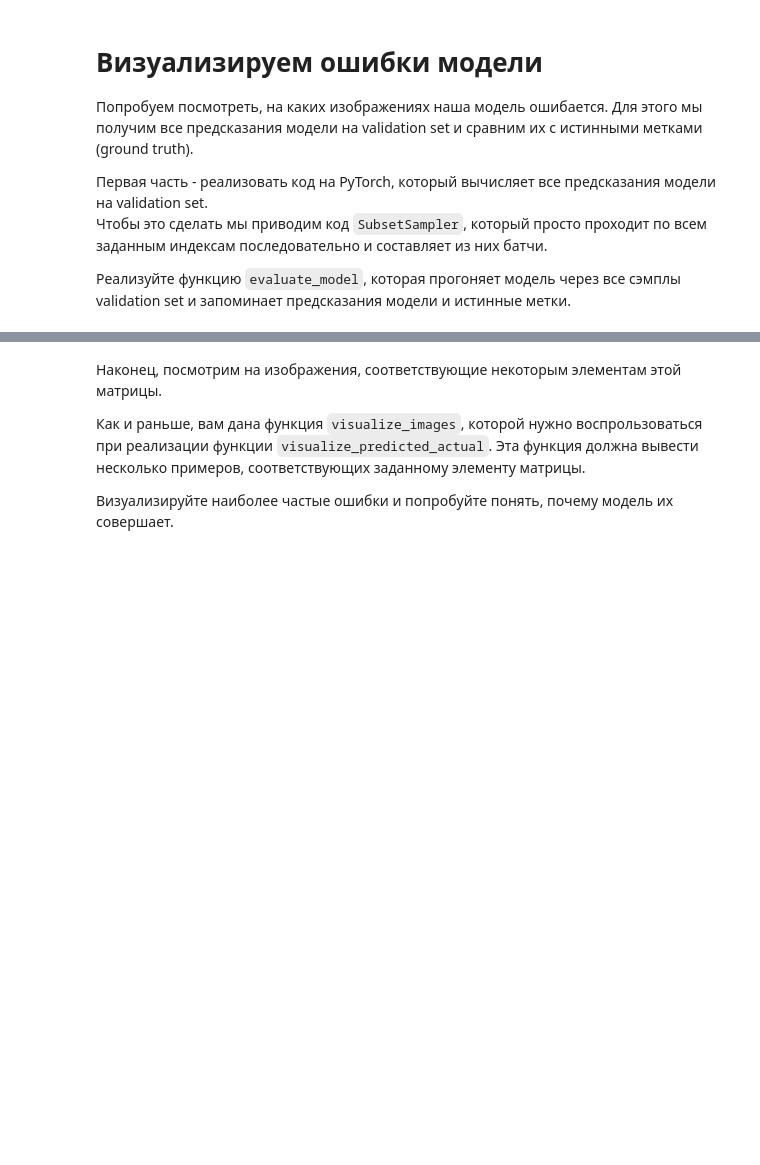
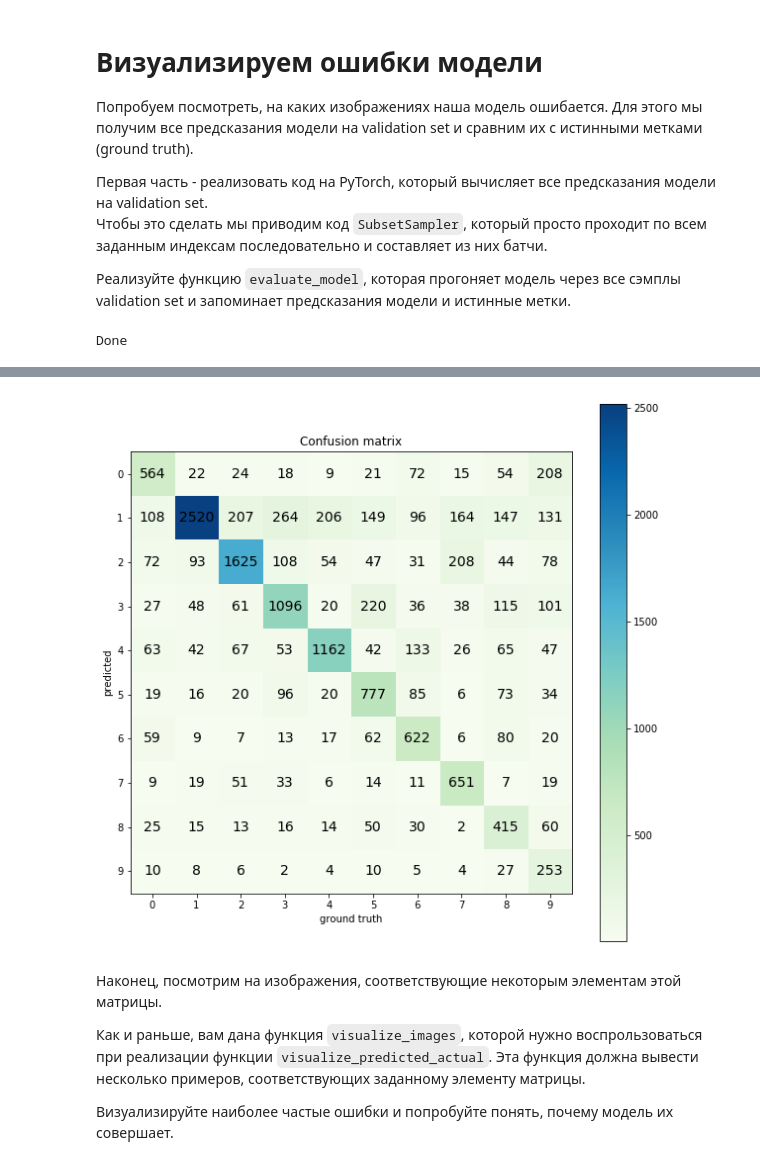
Before and after one commit to youzhick/dlcourse_ai, a Jupyter notebook: assignments/assignment2/PyTorch.ipynb, the cells around one changed output, grey strips where cells are left out. Cells and saved outputs as stored; diff of their text form; code cells hidden in the pictures; blank space fills up the shorter version.

```diff
--- a/assignments/assignment2/PyTorch.ipynb
+++ b/assignments/assignment2/PyTorch.ipynb
@@ -211,6 +255,17 @@ loss_history, train_history, val_history = train_model(nn_model, train_loader, v
 # Hint: look up learning rate schedulers in PyTorch. You might need to extend train_model function a little bit too!
 
 nn_model = nn.Sequential(
-         )
+        Flattener(),
+        nn.Linear(3*32*32, 100),
+        nn.ReLU(inplace=True),
+        nn.BatchNorm1d(100),
+        nn.Linear(100, 100),
+        nn.ReLU(inplace=True),
+        nn.BatchNorm1d(100),
+        nn.Linear(100, 10)
+    )
+nn_model.type(torch.FloatTensor)
 
-loss_history, train_history, val_history = train_model()
+optimizer = optim.SGD(nn_model.parameters(), lr=1e-3)
+scheduler = optim.lr_scheduler.StepLR(optimizer, step_size=2, gamma=0.5)
+loss_history, train_history, val_history = train_model(nn_model, train_loader, val_loader, loss, optimizer, 5, scheduler)
@@ -252,11 +313,21 @@ def evaluate_model(model, dataset, indices):
     """
     model.eval() # Evaluation mode
 
+
     # TODO: Evaluate model on the list of indices and capture predictions
     # and ground truth labels
     # Hint: SubsetSampler above could be useful!
+    predictions = np.array([], dtype=int)
+    ground_truth = np.array([], dtype=int)
 
-    raise Exception("Not implemented")
+    sam = SubsetSampler(indices)
+    loader = torch.utils.data.DataLoader(dataset, batch_size=batch_size, sampler=sam)
+    for _, (x, y) in enumerate(loader):
+        ground_truth = np.append(ground_truth, y)
+        pred = model(x)
+        _, pred_inds = torch.max(pred, 1)
+        pred_inds_np = pred_inds.numpy()
+        predictions = np.append(predictions, pred_inds_np)
 
     return predictions, ground_truth
 
@@ -266,6 +337,9 @@ assert len(predictions) == len(val_indices)
 assert len(gt) == len(val_indices)
 assert gt[100] == data_train[val_indices[100]][1]
 assert np.any(np.not_equal(gt, predictions))
+print('Done')
+# %% [output]
+Done
 # %% [markdown]
 ## Confusion matrix
 Первая часть визуализации - вывести confusion matrix (https://en.wikipedia.org/wiki/Confusion_matrix ).
@@ -279,6 +353,8 @@ Confusion matrix - это матрица, где каждой строке со
 
 Результатом должна быть матрица 10x10.
 # %%
+#from sklearn.metrics import confusion_matrix
+
 def visualize_confusion_matrix(confusion_matrix):
     """
     Visualizes confusion matrix
@@ -293,35 +369,47 @@ def visualize_confusion_matrix(confusion_matrix):
     assert confusion_matrix.shape[0] == confusion_matrix.shape[1]
     size = confusion_matrix.shape[0]
     fig = plt.figure(figsize=(10,10))
     plt.title("Confusion matrix")
     plt.ylabel("predicted")
     plt.xlabel("ground truth")
     res = plt.imshow(confusion_matrix, cmap='GnBu', interpolation='nearest')
     cb = fig.colorbar(res)
     plt.xticks(np.arange(size))
     plt.yticks(np.arange(size))
     for i, row in enumerate(confusion_matrix):
         for j, count in enumerate(row):
             plt.text(j, i, count, fontsize=14, horizontalalignment='center', verticalalignment='center')
 
 def build_confusion_matrix(predictions, ground_truth):
     """
     Builds confusion matrix from predictions and ground truth
 
     predictions: np array of ints, model predictions for all validation samples
     ground_truth: np array of ints, ground truth for all validation samples
 
     Returns:
     np array of ints, (10,10), counts of samples for predicted/ground_truth classes
     """
 
-    confusion_matrix = np.zeros((10,10), np.int)
+    conf_matr = np.zeros((10,10), np.int)
 
     # TODO: Implement filling the prediction matrix
-    return np.array([[40, 2, 3], [10, 50,0], [0, 2, 80]])
+    assert len(predictions) == len(ground_truth)
+    assert predictions.max() <= 9
+    assert ground_truth.max() <= 9
+    assert predictions.min() >= 0
+    assert ground_truth.min() >= 0
+
+    for i in range(len(predictions)):
+        conf_matr[predictions[i], ground_truth[i]] += 1
+    return conf_matr
+
+    #return confusion_matrix(predictions, ground_truth)
 
 confusion_matrix = build_confusion_matrix(predictions, gt)
 visualize_confusion_matrix(confusion_matrix)
+# %% [output]
+[figure, added]
 # %% [markdown]
 Наконец, посмотрим на изображения, соответствующие некоторым элементам этой матрицы.
 
```
Also changed, not shown: parts of 10 cells of this notebook.
